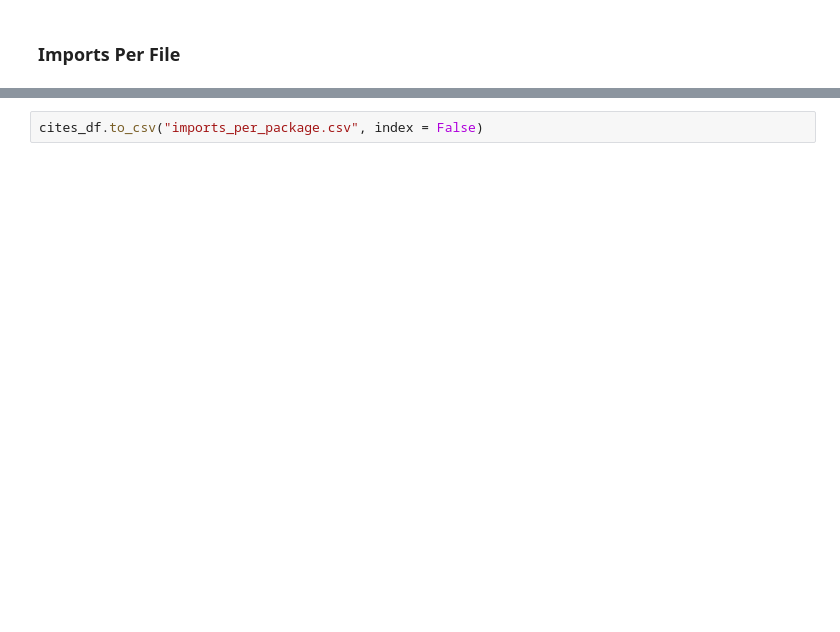
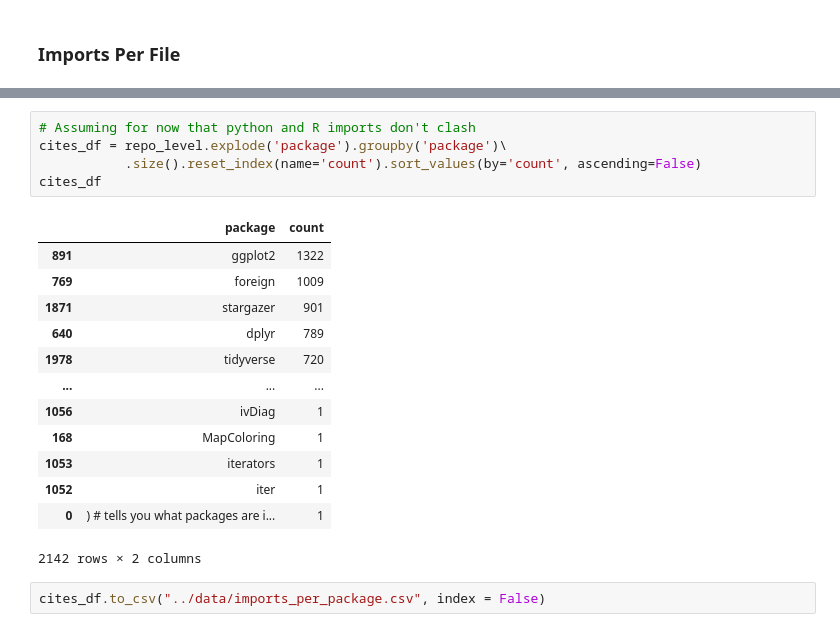
Before and after one commit to recite/softverse, a Jupyter notebook: scripts/03_tally_imports.ipynb, the cells around one changed output, grey strips where cells are left out. Saved outputs shown, nothing was run; the diff lists cells and outputs as text; blank space fills up the shorter version.

```diff
--- a/scripts/03_tally_imports.ipynb
+++ b/scripts/03_tally_imports.ipynb
@@ -42,2 +188,21 @@ cites_df = pd.DataFrame(repo_level["imports"].explode().value_counts().reset_ind
+# %%
+# Assuming for now that python and R imports don't clash
+cites_df = repo_level.explode('package').groupby('package')\
+           .size().reset_index(name='count').sort_values(by='count', ascending=False)
+cites_df
+# %% [output]
+|  | package | count |
+| 891 | ggplot2 | 1322 |
+| 769 | foreign | 1009 |
+| 1871 | stargazer | 901 |
+| 640 | dplyr | 789 |
+| 1978 | tidyverse | 720 |
+| ... | ... | ... |
+| 1056 | ivDiag | 1 |
+| 168 | MapColoring | 1 |
+| 1053 | iterators | 1 |
+| 1052 | iter | 1 |
+| 0 | ) # tells you what packages are i... | 1 |
+2142 rows × 2 columns
 # %%
-cites_df.to_csv("imports_per_package.csv", index = False)
+cites_df.to_csv("../data/imports_per_package.csv", index = False)
```
Also changed, not shown: parts of 16 cells of this notebook, 10 other files.
